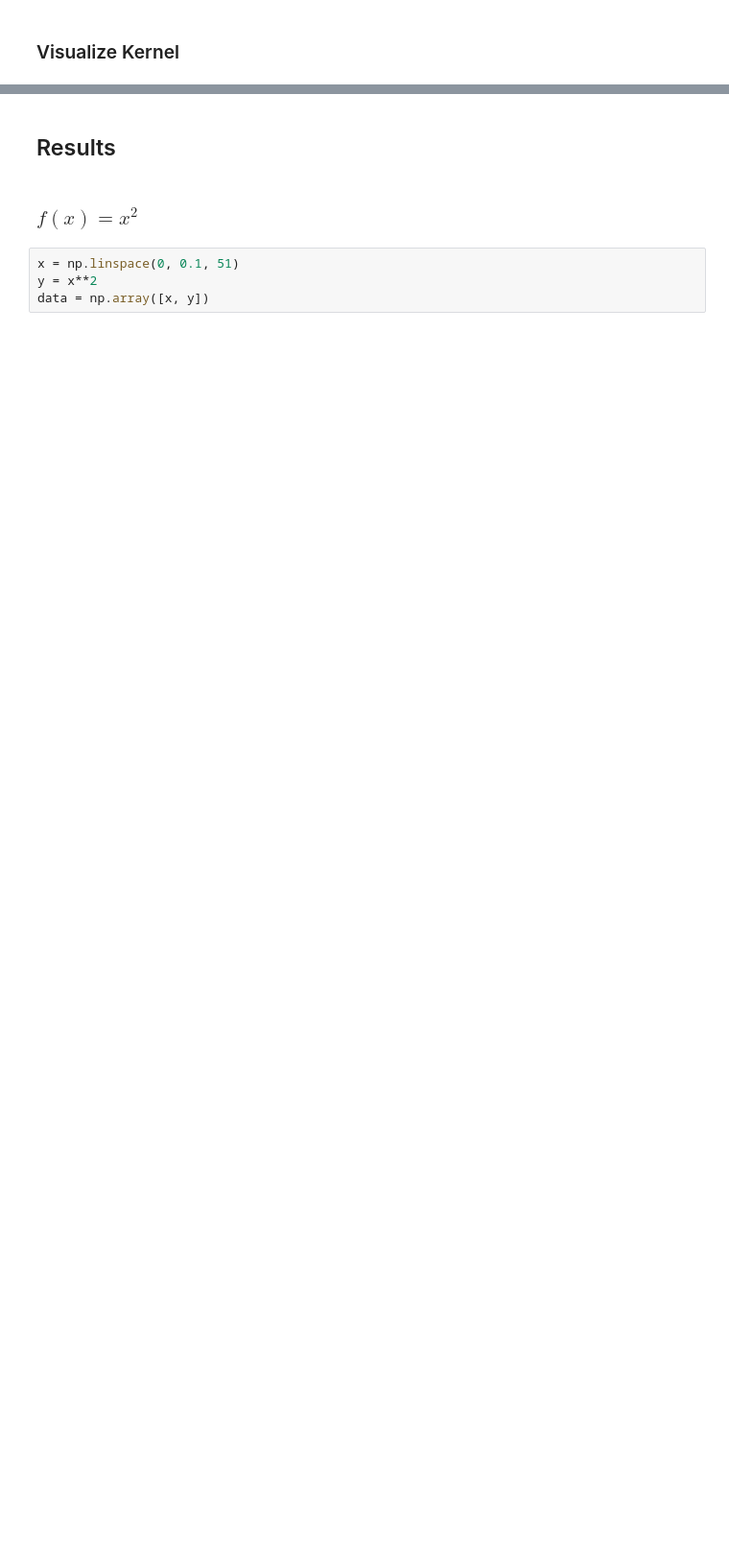
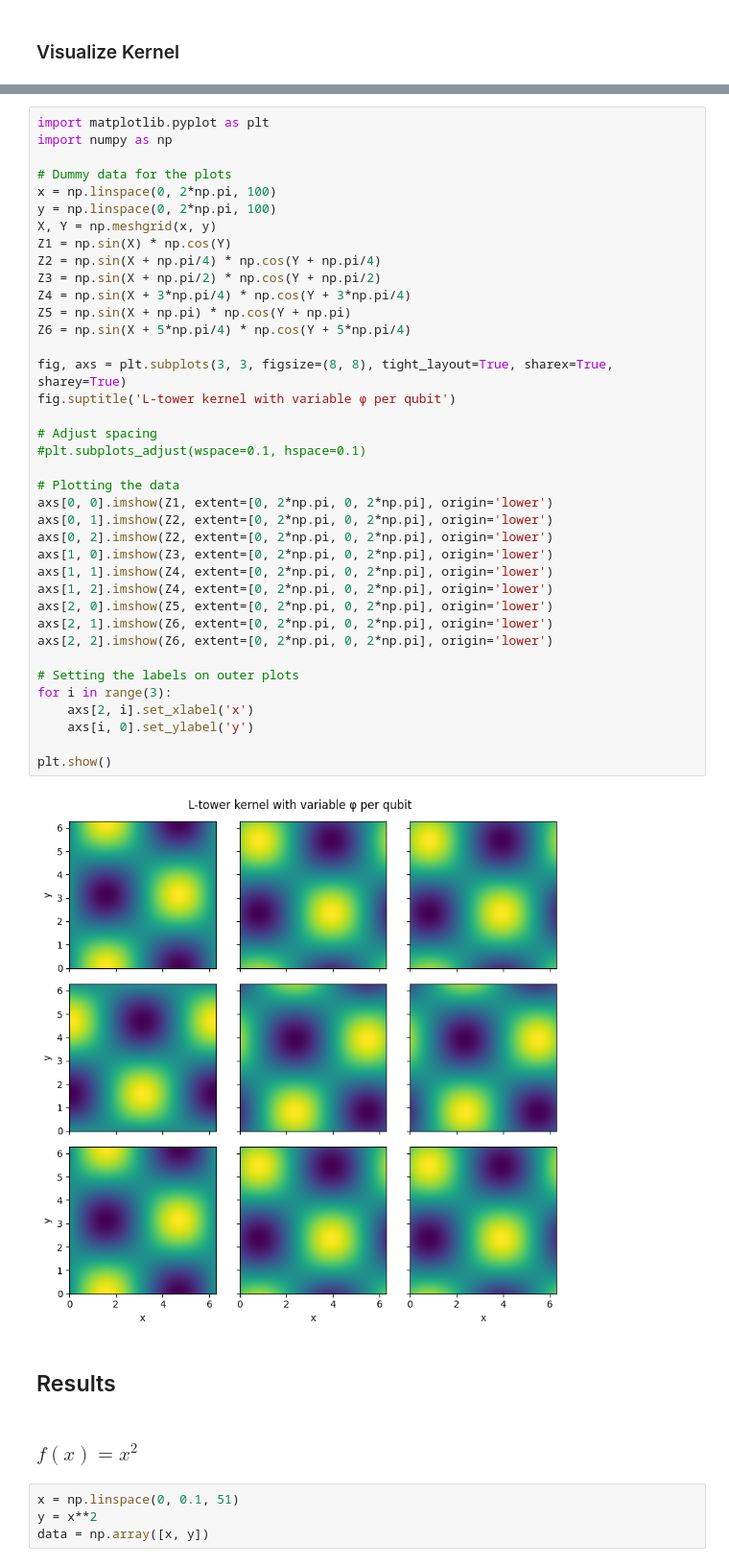
Before and after one commit to LeonardEyer/QKM, a Jupyter notebook: QKM.ipynb, the cells around one changed output, grey strips where cells are left out. Shown at 96% size. Saved outputs shown, nothing was run; the diff lists cells and outputs as text; blank space fills up the shorter version.

```diff
--- a/QKM.ipynb
+++ b/QKM.ipynb
@@ -283,3 +81,43 @@ plt.show()
+# %%
+import matplotlib.pyplot as plt
+import numpy as np
+
+# Dummy data for the plots
+x = np.linspace(0, 2*np.pi, 100)
+y = np.linspace(0, 2*np.pi, 100)
+X, Y = np.meshgrid(x, y)
+Z1 = np.sin(X) * np.cos(Y)
+Z2 = np.sin(X + np.pi/4) * np.cos(Y + np.pi/4)
+Z3 = np.sin(X + np.pi/2) * np.cos(Y + np.pi/2)
+Z4 = np.sin(X + 3*np.pi/4) * np.cos(Y + 3*np.pi/4)
+Z5 = np.sin(X + np.pi) * np.cos(Y + np.pi)
+Z6 = np.sin(X + 5*np.pi/4) * np.cos(Y + 5*np.pi/4)
+
+fig, axs = plt.subplots(3, 3, figsize=(8, 8), tight_layout=True, sharex=True, sharey=True)
+fig.suptitle('L-tower kernel with variable φ per qubit')
+
+# Adjust spacing
+#plt.subplots_adjust(wspace=0.1, hspace=0.1)
+
+# Plotting the data
+axs[0, 0].imshow(Z1, extent=[0, 2*np.pi, 0, 2*np.pi], origin='lower')
+axs[0, 1].imshow(Z2, extent=[0, 2*np.pi, 0, 2*np.pi], origin='lower')
+axs[0, 2].imshow(Z2, extent=[0, 2*np.pi, 0, 2*np.pi], origin='lower')
+axs[1, 0].imshow(Z3, extent=[0, 2*np.pi, 0, 2*np.pi], origin='lower')
+axs[1, 1].imshow(Z4, extent=[0, 2*np.pi, 0, 2*np.pi], origin='lower')
+axs[1, 2].imshow(Z4, extent=[0, 2*np.pi, 0, 2*np.pi], origin='lower')
+axs[2, 0].imshow(Z5, extent=[0, 2*np.pi, 0, 2*np.pi], origin='lower')
+axs[2, 1].imshow(Z6, extent=[0, 2*np.pi, 0, 2*np.pi], origin='lower')
+axs[2, 2].imshow(Z6, extent=[0, 2*np.pi, 0, 2*np.pi], origin='lower')
+
+# Setting the labels on outer plots
+for i in range(3):
+    axs[2, i].set_xlabel('x')
+    axs[i, 0].set_ylabel('y')
+
+plt.show()
+# %% [output]
+[figure, added]
 # %% [markdown]
 ## Results
 # %% [markdown]
```
Also changed, not shown: parts of 40 cells of this notebook, 5 other files.
